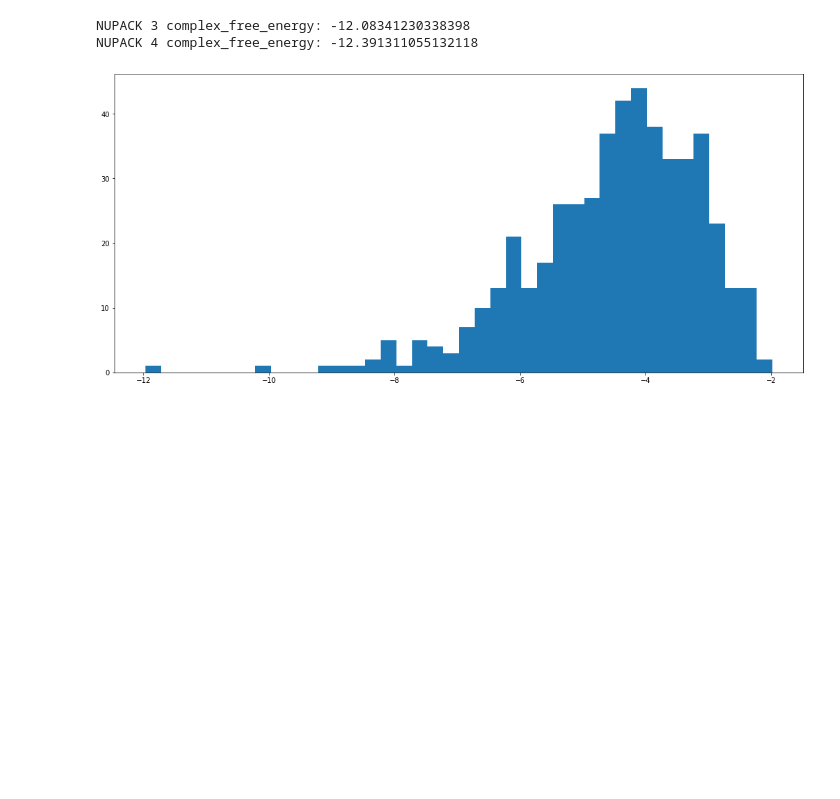
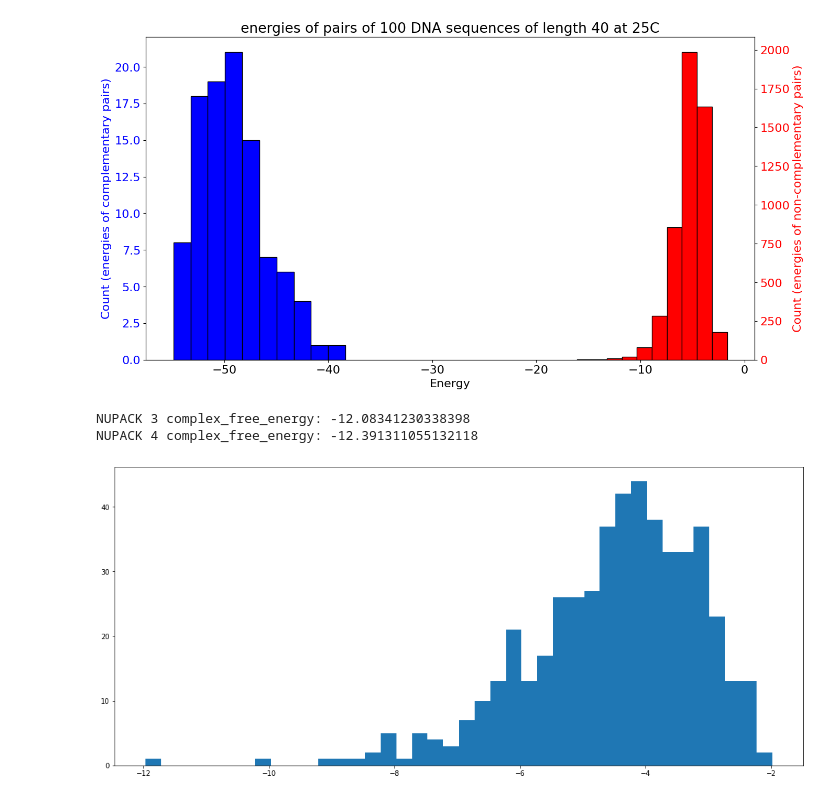
Before and after one commit to UC-Davis-molecular-computing/nuad, a Jupyter notebook: notebooks/notebook.ipynb, the cells around one changed output. Drawn from its saved outputs; the diff is of its cells as text; code cells hidden in the pictures; blank space fills up the shorter version.

```diff
--- a/notebooks/notebook.ipynb
+++ b/notebooks/notebook.ipynb
@@ -1,3 +1,50 @@
+# %%
+import itertools
+import nuad.vienna_nupack as nv
+import matplotlib.pyplot as plt
+from tqdm.auto import tqdm
+
+length = 40
+temperature = 25
+num_seqs = 100
+seqs = [nv.random_dna_seq(length) for _ in range(num_seqs)]
+
+energies_comp = []
+for s in tqdm(seqs):
+    energy = nv.binding(s, nv.rc(s), temperature=temperature)
+    energies_comp.append(energy)
+
+energies = []
+for s1, s2 in tqdm(list(itertools.combinations_with_replacement(seqs, 2))):
+    energy = nv.binding(s1, s2, temperature=temperature)
+    energies.append(energy)
+
+plt.rcParams.update({'font.size': 16})
+fig, ax1 = plt.subplots(figsize=(15, 8))
+# plt.ylabel('count')
+plt.xlabel('binding energy (kcal/mol)')
+# _=plt.hist(energies, bins=20, edgecolor='black')
+
+
+# Plot histogram of energies on ax1
+counts1, bins, patches1 = ax1.hist(energies_comp, bins=10, color='blue', edgecolor='black')
+ax1.set_xlabel("Energy")
+ax1.set_ylabel("Count (energies of complementary pairs)", color='blue')
+ax1.tick_params(axis='y', labelcolor='blue')
+
+# Create twin axis for energies_comp
+ax2 = ax1.twinx()
+
+# Plot histogram of energies_comp on ax2 with SAME bins
+ax2.hist(energies, bins=10, color='red', edgecolor='black')
+ax2.set_ylabel("Count (energies of non-complementary pairs)", color='red')
+ax2.tick_params(axis='y', labelcolor='red')
+
+plt.title(f'energies of pairs of {num_seqs} DNA sequences of length {length} at {temperature}C')
+
+plt.show()
+# %% [output]
+[figure, added]
 # %%
 import nupack
 
```
